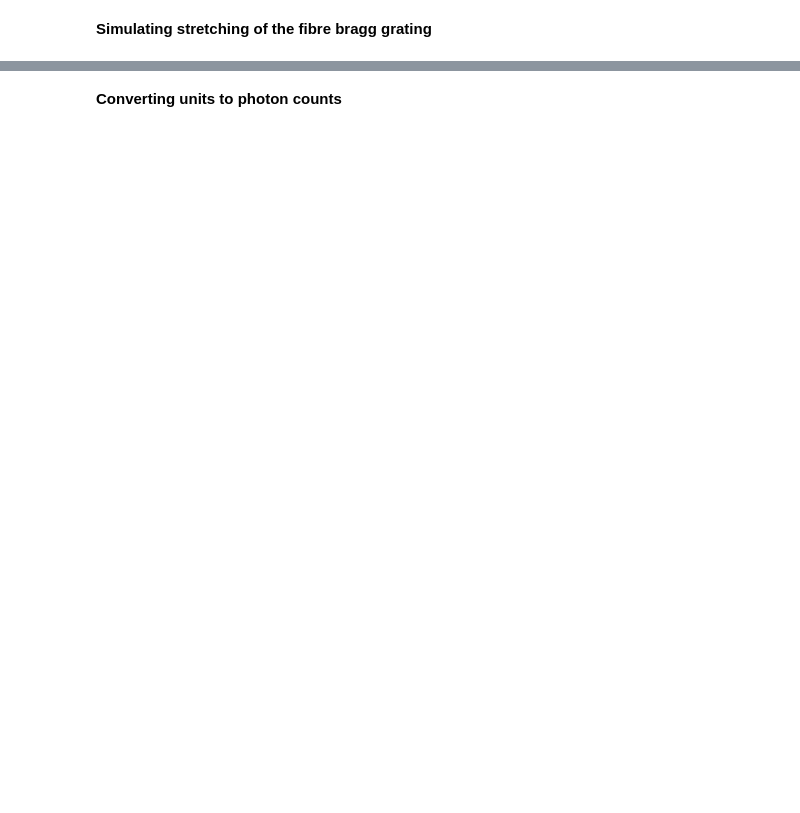
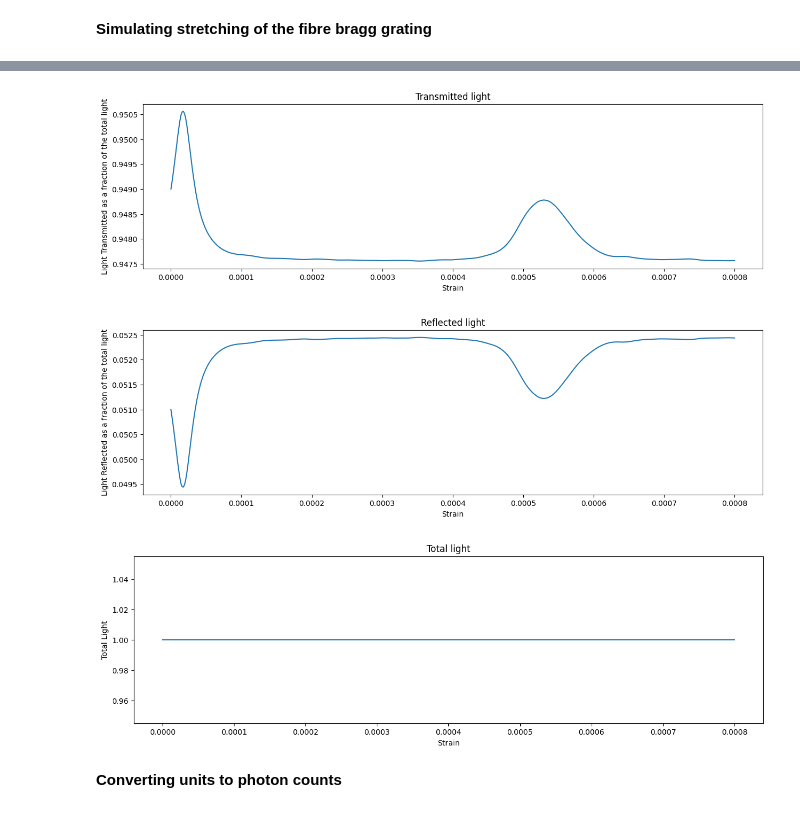
Before and after one commit to SAIL-Labs/FBG-Sensor, a Jupyter notebook: newSimulatingCode_FBG.ipynb, the cells around one changed output, grey strips where cells are left out. Saved outputs shown, nothing was run; the diff lists cells and outputs as text; code cells hidden in the pictures; blank space fills up the shorter version.

```diff
--- a/newSimulatingCode_FBG.ipynb
+++ b/newSimulatingCode_FBG.ipynb
@@ -234,12 +82,16 @@ def correlation(strainvalues, normalisation = 'True'):
 # %%
-strain = np.linspace(0, 0.0016, 16363) # takes a long time to run, else conversion to photoncounts does not work - wav, data different sizes!
-transmittedlight, reflectedlight = correlation(strain, 'False')
+# strain = np.linspace(0, 0.0008, 500) # takes a long time to run, else conversion to photoncounts does not work - wav, data different sizes!
+# transmittedlight, reflectedlight = correlation(strain, [spectra_wav, fibre_wavelength], spectra_data, [transmitted_intensity, transmitted_intensityFBG], 'False')
 
-totallight = np.array(transmittedlight) + np.array(reflectedlight)
-print(totallight[0])
+# totallight = np.array(transmittedlight) + np.array(reflectedlight)
+# print(totallight[0])
 
-# strain = np.linspace(0, 0.0016, 500)
-# transmittedlightNorm, reflectedlightNorm = correlation(strain, 'True')
+strain = np.linspace(0, 0.0008, 500)
+transmittedlightNorm, reflectedlightNorm = correlation(strain, [spectra_wav, fibre_wavelength], spectra_data, [transmitted_intensity, transmitted_intensityFBG], 'True')
+# %% [output]
+[figure, added]
+[figure, added]
+[figure, added]
 # %% [markdown]
 **Converting units to photon counts**
 # %%
```
Also changed, not shown: parts of 21 cells of this notebook.
